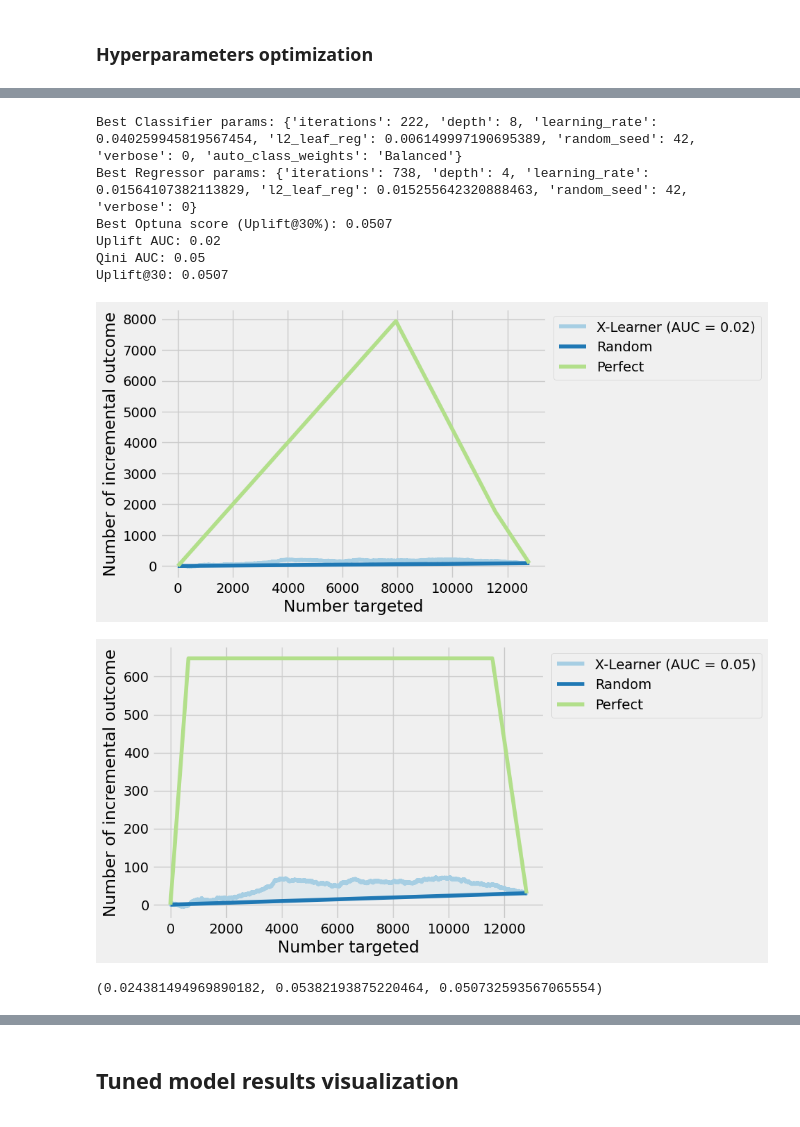
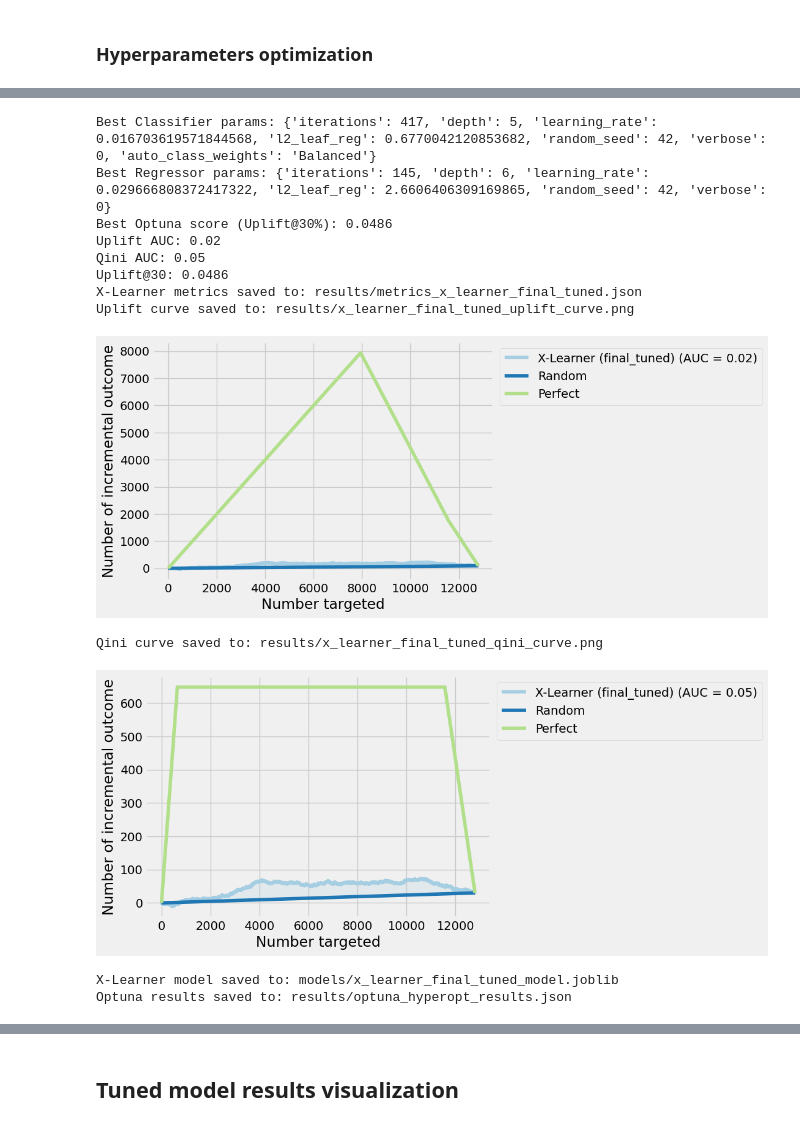
Before and after one commit to iuliia-kuznetsova/mle-project-sprint-5, a Jupyter notebook: final_project_template.ipynb, the cells around one changed output, grey strips where cells are left out. Saved outputs shown, nothing was run; the diff lists cells and outputs as text; code cells hidden in the pictures.

```diff
--- a/final_project_template.ipynb
+++ b/final_project_template.ipynb
@@ -26,4 +60,3 @@ from utils import custom_uplift_by_percentile
 # %%
 # ---------- Load data ---------- #
-
-df = pd.read_csv('uplift_fp_data.csv')
+df = pd.read_csv(Path(RAW_DATA_DIR, 'uplift_fp_data.csv'))
@@ -1081,38 +1537,70 @@ best_params_clf = {
 }
 
 # Extract regressor parameters (prefixed with 'rgs_')
 best_params_rgs = {
     'iterations': study.best_params['rgs_iterations'],
     'depth': study.best_params['rgs_depth'],
     'learning_rate': study.best_params['rgs_learning_rate'],
     'l2_leaf_reg': study.best_params['rgs_l2_leaf_reg'],
     'random_seed': 42,
     'verbose': 0
 }
 
 print(f"Best Classifier params: {best_params_clf}")
 print(f"Best Regressor params: {best_params_rgs}")
 print(f"Best Optuna score (Uplift@30%): {study.best_value:.4f}")
 
 # Train final X-Learner with best hyperparameters
 x_learner_final = XLearner(best_params_clf, best_params_rgs, control_name=0)
 x_learner_final.compute_propensity_scores(X_train_engineered_encoded, X_test_engineered_encoded)
 x_learner_final.fit(
     X_train_engineered_encoded,
     X_test_engineered_encoded,
     y_train,
     y_test,
     X_train_engineered_encoded['treatment']
 )
 final_uplift = x_learner_final.predict(X_test_engineered_encoded)
-x_learner_final.evaluate(y_test, X_test_engineered_encoded)
+_, _, _, metrics_x_learner_final = x_learner_final.evaluate(y_test, X_test_engineered_encoded, 'final_tuned', save_results=True)
+
+# Define params for logging (include Optuna best params)
+all_params_x_learner_final = {
+    'clf_iterations': best_params_clf['iterations'],
+    'clf_depth': best_params_clf['depth'],
+    'clf_learning_rate': best_params_clf['learning_rate'],
+    'clf_l2_leaf_reg': best_params_clf['l2_leaf_reg'],
+    'rgs_iterations': best_params_rgs['iterations'],
+    'rgs_depth': best_params_rgs['depth'],
+    'rgs_learning_rate': best_params_rgs['learning_rate'],
+    'rgs_l2_leaf_reg': best_params_rgs['l2_leaf_reg'],
+    'random_seed': 42,
+    'optuna_best_score': study.best_value,
+    'optuna_n_trials': len(study.trials)
+}
+
+# Save final tuned X-Learner model (best model)
+x_learner_final.save_model(MODELS_DIR / 'x_learner_final_tuned_model.joblib')
+
+# Save Optuna study results
+optuna_results = {
+    'best_value': float(study.best_value),
+    'best_params': study.best_params,
+    'n_trials': len(study.trials)
+}
+with open(RESULTS_DIR / 'optuna_hyperopt_results.json', 'w') as f:
+    json.dump(optuna_results, f, indent=2)
+print(f"Optuna results saved to: {RESULTS_DIR / 'optuna_hyperopt_results.json'}")
 # %% [output]
-Best Classifier params: {'iterations': 222, 'depth': 8, 'learning_rate': 0.040259945819567454, 'l2_leaf_reg': 0.006149997190695389, 'random_seed': 42, 'verbose': 0, 'auto_class_weights': 'Balanced'}
-Best Regressor params: {'iterations': 738, 'depth': 4, 'learning_rate': 0.01564107382113829, 'l2_leaf_reg': 0.015255642320888463, 'random_seed': 42, 'verbose': 0}
-Best Optuna score (Uplift@30%): 0.0507
+Best Classifier params: {'iterations': 417, 'depth': 5, 'learning_rate': 0.016703619571844568, 'l2_leaf_reg': 0.6770042120853682, 'random_seed': 42, 'verbose': 0, 'auto_class_weights': 'Balanced'}
+Best Regressor params: {'iterations': 145, 'depth': 6, 'learning_rate': 0.029666808372417322, 'l2_leaf_reg': 2.6606406309169865, 'random_seed': 42, 'verbose': 0}
+Best Optuna score (Uplift@30%): 0.0486
 Uplift AUC: 0.02
 Qini AUC: 0.05
-Uplift@30: 0.0507
+Uplift@30: 0.0486
+X-Learner metrics saved to: results/metrics_x_learner_final_tuned.json
+Uplift curve saved to: results/x_learner_final_tuned_uplift_curve.png
-[figure, old version]
+[figure, new version]
+Qini curve saved to: results/x_learner_final_tuned_qini_curve.png
-[figure, old version]
+[figure, new version]
-(0.024381494969890182, 0.05382193875220464, 0.050732593567065554)
+X-Learner model saved to: models/x_learner_final_tuned_model.joblib
+Optuna results saved to: results/optuna_hyperopt_results.json
```
Also changed, not shown: parts of 28 cells of this notebook, 46 other files.
